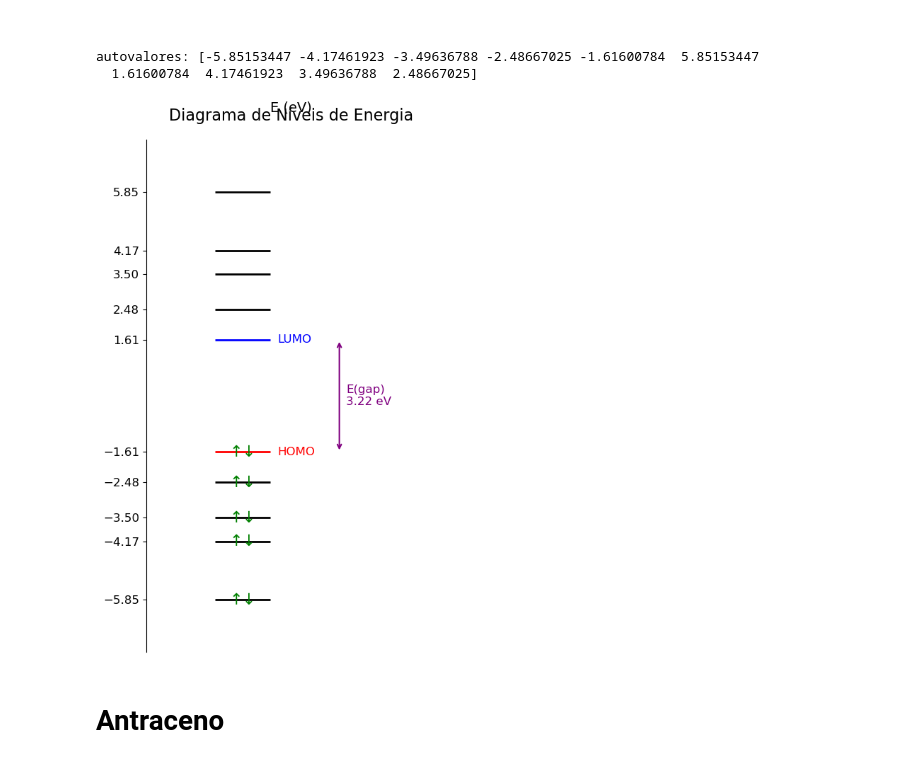
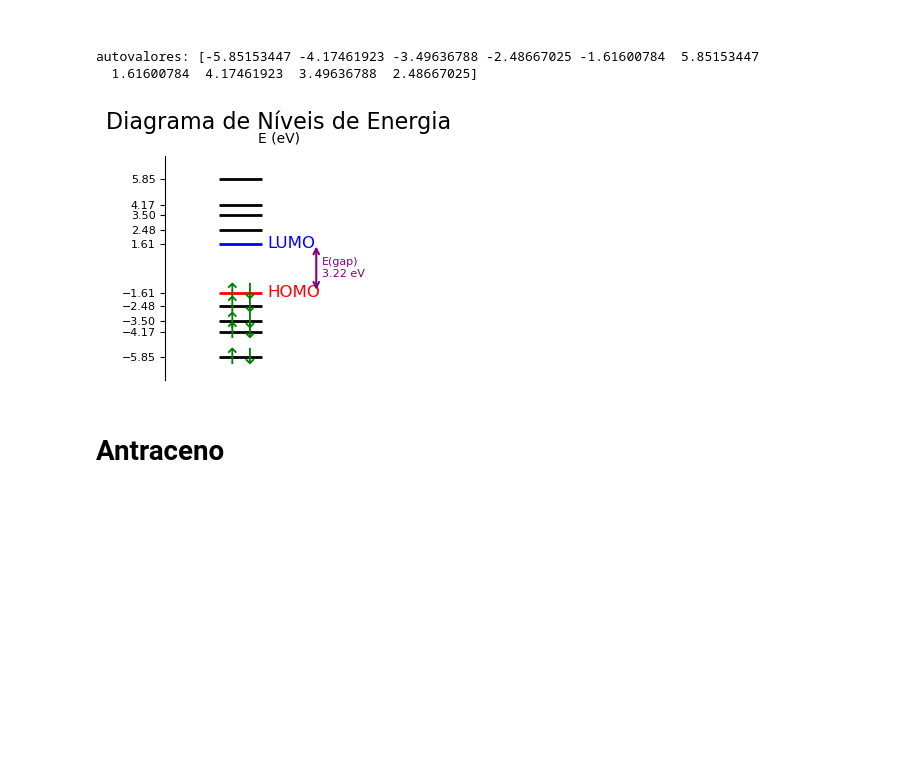
Before and after one commit to enzo-souza/av8, a Jupyter notebook: Untitled-1.ipynb, the cells around one changed output. Saved outputs shown, nothing was run; the diff lists cells and outputs as text; code cells hidden in the pictures; blank space fills up the shorter version.

```diff
--- a/Untitled-1.ipynb
+++ b/Untitled-1.ipynb
@@ -255,7 +255,7 @@ E_gap = lumo_level - homo_level # <-- NOVO: Cálculo do E(gap)
 
 # --- CONFIGURAÇÃO DO GRÁFICO ---
 # Usa as variáveis de tamanho definidas no início
-fig, ax = plt.subplots(figsize=(5, 8))
+fig, ax = plt.subplots(figsize=(3, 3))
 xmin, xmax = 0.8, 1.2
 
 # --- DESENHANDO OS NÍVEIS E ELÉTRONS ---
@@ -278,37 +278,37 @@ for nivel in niveis_ocupados:
 # --- NOVO: DESENHANDO O DESTAQUE DO E(gap) ---
 # Posição X para a seta do gap, um pouco à direita do rótulo HOMO/LUMO
 posicao_x_seta = xmax + 0.5
 # Desenha a seta de duas pontas
 ax.annotate('',
             xy=(posicao_x_seta, lumo_level),      # Ponto final da seta (LUMO)
             xytext=(posicao_x_seta, homo_level),  # Ponto inicial da seta (HOMO)
             arrowprops=dict(arrowstyle='<->', color='purple', lw=1.5))
 # Adiciona o texto com o valor do E(gap)
 ax.text(posicao_x_seta + 0.05, (homo_level + lumo_level) / 2,
         f'E(gap)\n{E_gap:.2f} eV',
-        ha='left', va='center', color='purple', fontsize=12)
+        ha='left', va='center', color='purple', fontsize=8)
 
 
 # --- CUSTOMIZAÇÃO E EXIBIÇÃO ---
 ax.set_title("Diagrama de Níveis de Energia", fontsize=16, pad=20)
-ax.set_ylabel("E (eV)", fontsize=14, rotation=0, labelpad=20)
+ax.set_ylabel("E (eV)", fontsize=10, rotation=0, labelpad=20)
 ax.yaxis.set_label_coords(0.5, 1.05)
 ax.get_xaxis().set_visible(False)
 ax.spines['top'].set_visible(False)
 ax.spines['right'].set_visible(False)
 ax.spines['bottom'].set_visible(False)
 
 # Ajusta os limites do eixo X para garantir que a seta e o texto do E(gap) apareçam
 ax.set_xlim(xmin - 0.5, xmax + 1.2)
 ax.set_yticks(energias)
-ax.tick_params(axis='y', labelsize=12)
+ax.tick_params(axis='y', labelsize=8)
 padding = 1.5
 ax.set_ylim(min(energias) - padding, max(energias) + padding)
 
 plt.tight_layout()
 plt.show()
 # %% [output]
-[figure, old version]
+[figure, new version]
 # %% [markdown]
 # Antraceno
 # %%
```
